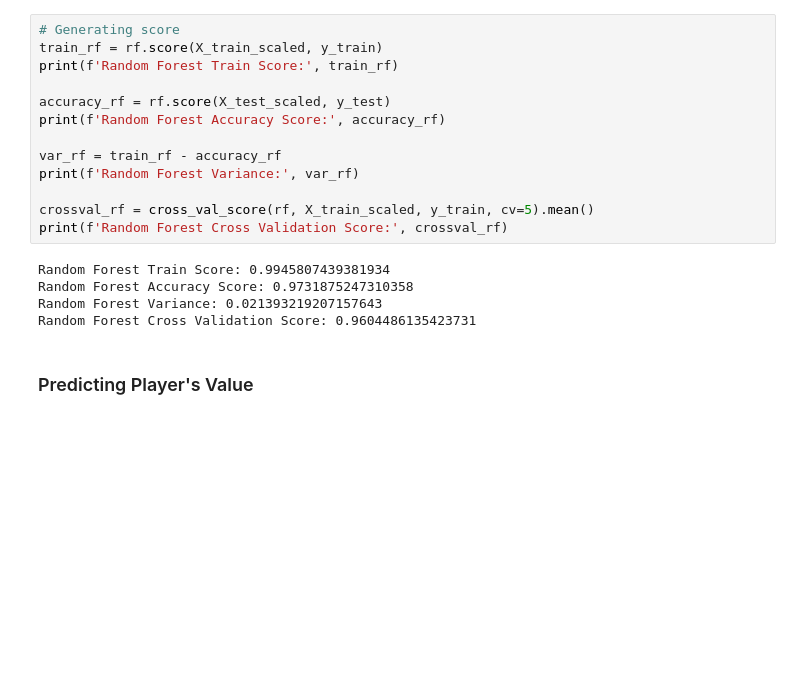
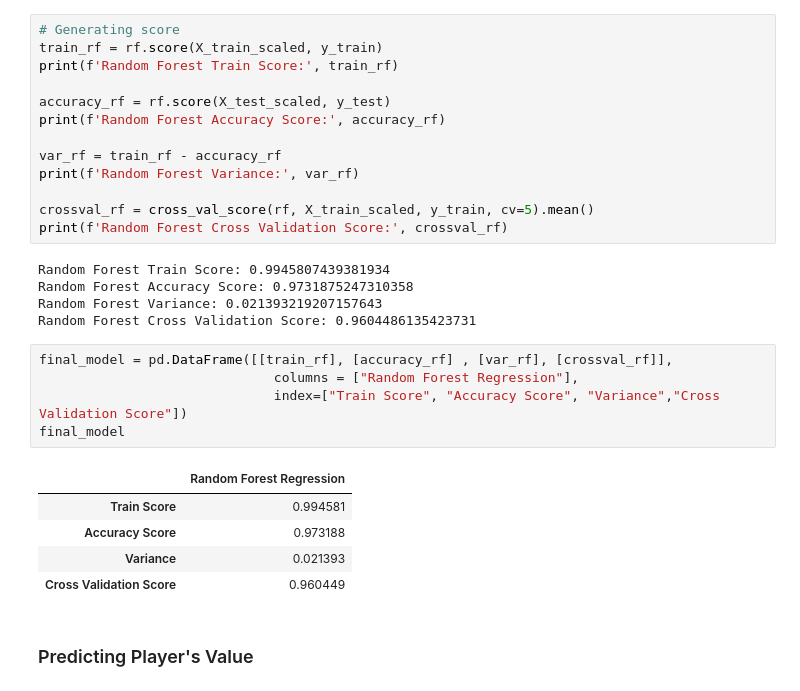
Before and after one commit to edwardedishire/Capstone-Project, a Jupyter notebook: code/(2) Modeling.ipynb, the cells around one changed output. Drawn from its saved outputs; the diff is of its cells as text; blank space fills up the shorter version.

```diff
--- a/code/(2) Modeling.ipynb
+++ b/code/(2) Modeling.ipynb
@@ -737,6 +693,17 @@ Random Forest Train Score: 0.9945807439381934
 Random Forest Accuracy Score: 0.9731875247310358
 Random Forest Variance: 0.021393219207157643
 Random Forest Cross Validation Score: 0.9604486135423731
+# %%
+final_model = pd.DataFrame([[train_rf], [accuracy_rf] , [var_rf], [crossval_rf]],
+                              columns = ["Random Forest Regression"],
+                              index=["Train Score", "Accuracy Score", "Variance","Cross Validation Score"])
+final_model
+# %% [output]
+|  | Random Forest Regression |
+| Train Score | 0.994581 |
+| Accuracy Score | 0.973188 |
+| Variance | 0.021393 |
+| Cross Validation Score | 0.960449 |
 # %% [markdown]
 ### Predicting Player's Value
 # %%
```
Also changed, not shown: parts of 15 cells of this notebook.
